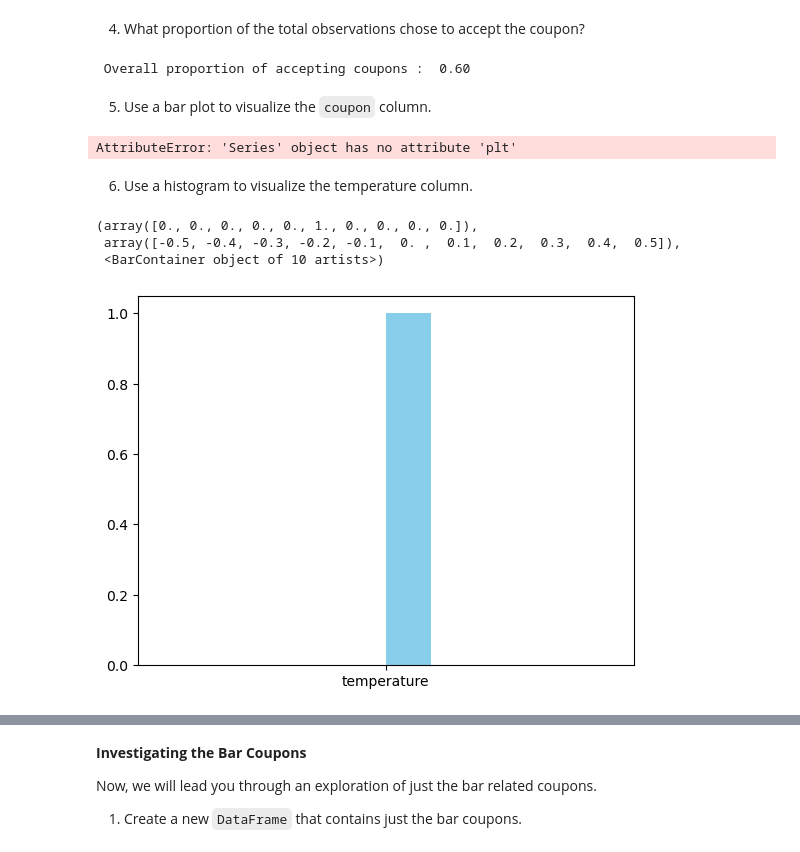
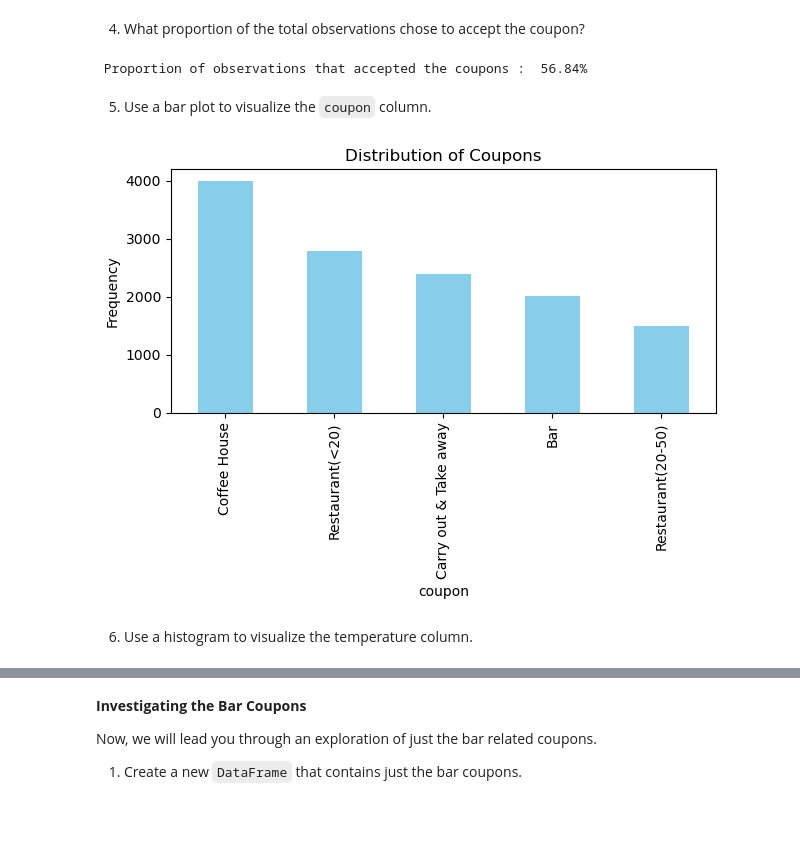
Before and after one commit to resh-re/Project---Amazon, a Jupyter notebook: prompt.ipynb, the cells around one changed output, grey strips where cells are left out. Cells and saved outputs as stored; diff of their text form; code cells hidden in the pictures; blank space fills up the shorter version.

```diff
--- a/prompt.ipynb
+++ b/prompt.ipynb
@@ -121,44 +138,23 @@ data.dropna()
 # %% [markdown]
 4. What proportion of the total observations chose to accept the coupon?
-# %%
-
-data = {
-   'coupon' : ['Restaurant(<20)', 'Coffee House' , 'Bar' ,'Carry out & Take away' ,'Restaurant(20-50)' ],
-    'Accepted_coupon' :  [1,0,1,1,0],
-   'Age_Group' : ['18-25' , '26-35' , '36-45' , '46-55' , '18-25']
-}
-df = pd.DataFrame(data)
-overall_proportion = df['Accepted_coupon'].mean()
-print(f" Overall proportion of accepting coupons : {overall_proportion: .2f}")
-# %% [output]
- Overall proportion of accepting coupons :  0.60
+# %%
+total_observations = len(data)
+accepted_coupons = data['Y'].sum()
+proportion_accepted = accepted_coupons/total_observations
+print(f" Proportion of observations that accepted the coupons : {proportion_accepted: .2%}")
+# %% [output]
+ Proportion of observations that accepted the coupons :  56.84%
 # %% [markdown]
 5. Use a bar plot to visualize the `coupon` column.
-# %%
-import matplotlib.pyplot as plt
-import pandas as pd
-
-data = {
-    'coupon' : ['Restaurant(<20)' , 'Coffee House' , 'Bar' , 'Carry out & Take away' , 'Restaurant(20-50)'],
-    'Accepted_coupon' :  [1,0,1,1,0],
-}
-
-df = pd.DataFrame(data)
-coupon_counts = df['Accepted_coupon'].value_counts()
-coupon_counts.plt(kind = 'bar' , color = 'skyblue')
-plt.title("Coupons distribution")
-plt.xlabel("Coupon status")
-plt.ylabel("Count")
-plt.xticks(rotation =45)
-plt.show()
-# %% [output]
-AttributeError: 'Series' object has no attribute 'plt'
+# %%
+coupon_counts = data['coupon'].value_counts()
+coupon_counts.plot(kind = 'bar' , color = 'skyblue')
+plt.title('Distribution of Coupons')
+plt.xlabel=('coupon')
+plt.ylabel('Frequency')
+plt.tight_layout()
+plt.show()
+# %% [output]
+[figure, added]
 # %% [markdown]
 6. Use a histogram to visualize the temperature column.
-# %%
-plt.hist( x = 'temperature', color = 'skyblue' )
-# %% [output]
-(array([0., 0., 0., 0., 0., 1., 0., 0., 0., 0.]),
- array([-0.5, -0.4, -0.3, -0.2, -0.1,  0. ,  0.1,  0.2,  0.3,  0.4,  0.5]),
- <BarContainer object of 10 artists>)
-[figure, removed]
```
Also changed, not shown: parts of 18 cells of this notebook.
